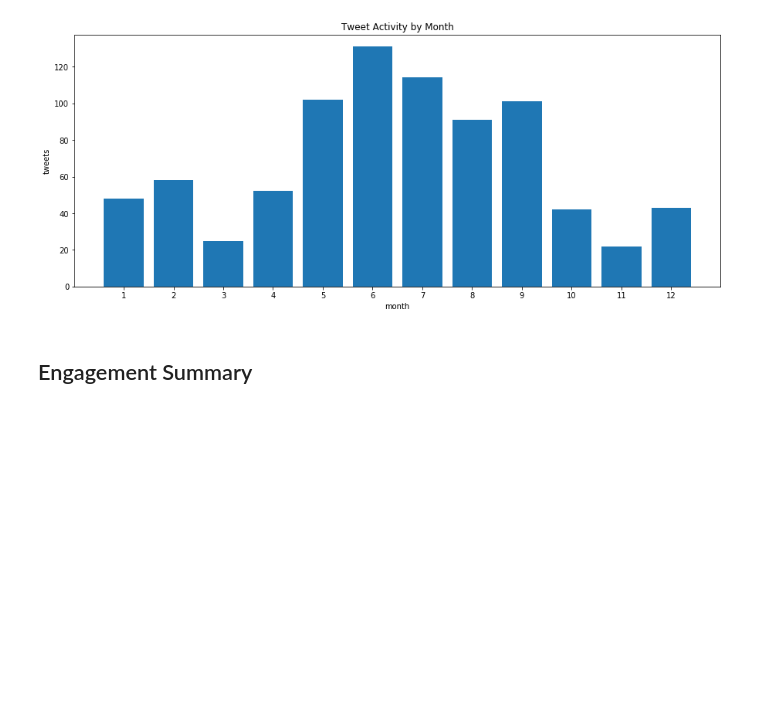
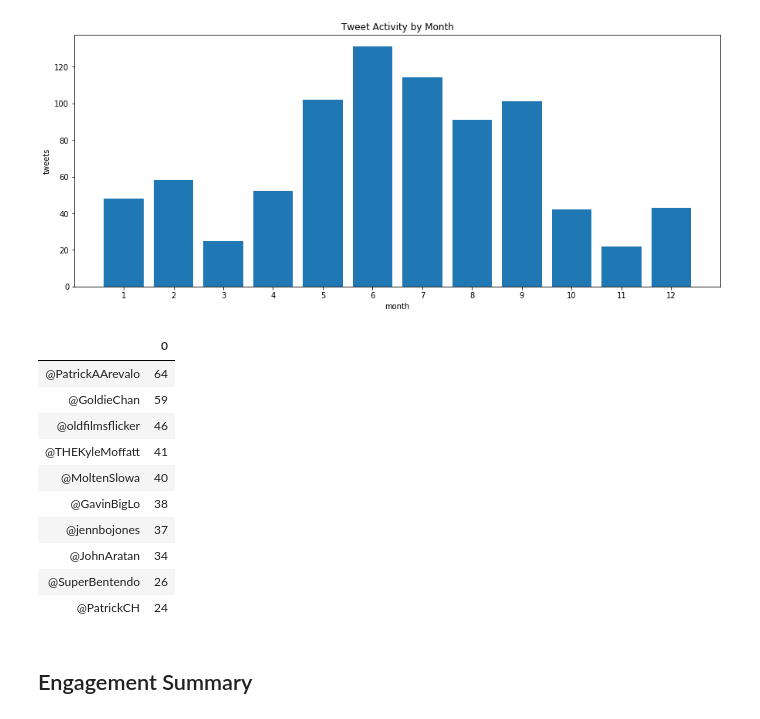
Before and after one commit to gtieng/twitter_analytics, a Jupyter notebook: main.ipynb, the cells around one changed output. Saved outputs shown, nothing was run; the diff lists cells and outputs as text; code cells hidden in the pictures; blank space fills up the shorter version.

```diff
--- a/main.ipynb
+++ b/main.ipynb
@@ -94,0 +106,15 @@ plt.show()
+# %%
+all_replies = pd.DataFrame.from_dict(all_replies,orient="index")
+all_replies.sort_values(0, ascending=False).head(10)
+# %% [output]
+|  | 0 |
+| @PatrickAArevalo | 64 |
+| @GoldieChan | 59 |
+| @oldfilmsflicker | 46 |
+| @THEKyleMoffatt | 41 |
+| @MoltenSlowa | 40 |
+| @GavinBigLo | 38 |
+| @jennbojones | 37 |
+| @JohnAratan | 34 |
+| @SuperBentendo | 26 |
+| @PatrickCH | 24 |
```
Also changed, not shown: parts of 4 cells of this notebook.
